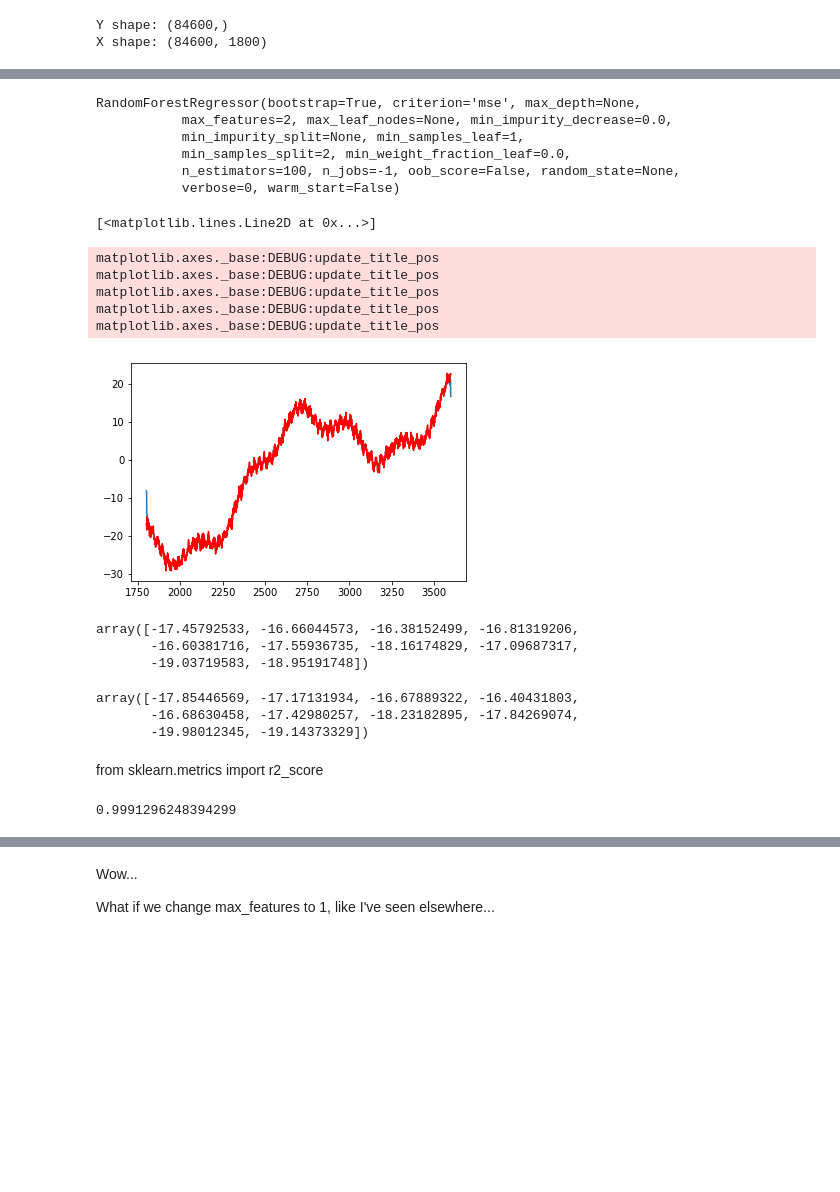
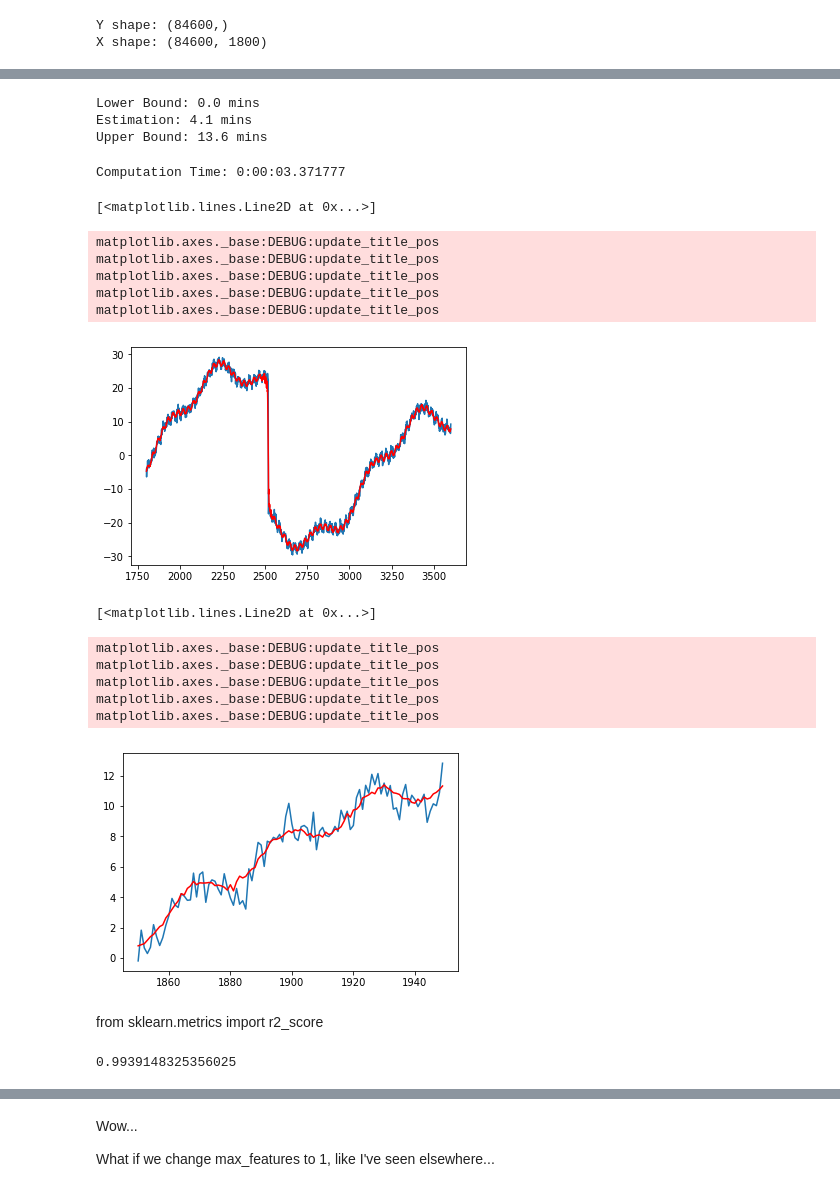
Before and after one commit to krbnite/krbnite.github.io, a Jupyter notebook: _notebooks/Next-Point-Forecast-with-RF.ipynb, the cells around one changed output, grey strips where cells are left out. Drawn from its saved outputs; the diff is of its cells as text; code cells hidden in the pictures; blank space fills up the shorter version.

```diff
--- a/_notebooks/Next-Point-Forecast-with-RF.ipynb
+++ b/_notebooks/Next-Point-Forecast-with-RF.ipynb
@@ -105,0 +170,2 @@ rf = RandomForestRegressor(n_estimators=100, verbose=3, n_jobs=-1, max_features=
+# %%
+x_trn, y_trn, x_val, y_val = trn_val_data(sig, 1800)
@@ -131,40 +188,46 @@ upper_bound
-# %%
-rf.fit(x,y)
-# %% [output]
-RandomForestRegressor(bootstrap=True, criterion='mse', max_depth=None,
-           max_features=2, max_leaf_nodes=None, min_impurity_decrease=0.0,
-           min_impurity_split=None, min_samples_leaf=1,
-           min_samples_split=2, min_weight_fraction_leaf=0.0,
-           n_estimators=100, n_jobs=-1, oob_score=False, random_state=None,
-           verbose=0, warm_start=False)
+# %%
+print(f'Lower Bound: {round(lower_bound/60,1)} mins')
+print(f'Estimation: {round(estimation/60,1)} mins')
+print(f'Upper Bound: {round(upper_bound/60,1)} mins')
+# %% [output]
+Lower Bound: 0.0 mins
+Estimation: 4.1 mins
+Upper Bound: 13.6 mins
+# %%
+t0 = datetime.now()
+rf.fit(x_trn, y_trn)
+tf = datetime.now()
+# %%
+print('Computation Time:', (tf-t0))
+# %% [output]
+Computation Time: 0:00:03.371777
 # %%
-p = rf.predict(x)
+p = rf.predict(x_val)
 # %%
-plt.plot(t[1800:3600],p[:1800])
-plt.plot(t[1800:3600],y[:1800],'red')
+plt.plot(t[1800:3600],y_val[:1800])
+plt.plot(t[1800:3600],p[:1800],'red')
 # %% [output]
 [<matplotlib.lines.Line2D at 0x...>]
 matplotlib.axes._base:DEBUG:update_title_pos
 matplotlib.axes._base:DEBUG:update_title_pos
 matplotlib.axes._base:DEBUG:update_title_pos
 matplotlib.axes._base:DEBUG:update_title_pos
 matplotlib.axes._base:DEBUG:update_title_pos
-[figure, old version]
+[figure, new version]
-# %%
-p[10:20]
-# %% [output]
-array([-17.45792533, -16.66044573, -16.38152499, -16.81319206,
-       -16.60381716, -17.55936735, -18.16174829, -17.09687317,
-       -19.03719583, -18.95191748])
-# %%
-y[10:20]
-# %% [output]
-array([-17.85446569, -17.17131934, -16.67889322, -16.40431803,
-       -16.68630458, -17.42980257, -18.23182895, -17.84269074,
-       -19.98012345, -19.14373329])
+# %%
+plt.plot(t[1850:1950],y_val[50:150])
+plt.plot(t[1850:1950],p[50:150],'red')
+# %% [output]
+[<matplotlib.lines.Line2D at 0x...>]
+matplotlib.axes._base:DEBUG:update_title_pos
+matplotlib.axes._base:DEBUG:update_title_pos
+matplotlib.axes._base:DEBUG:update_title_pos
+matplotlib.axes._base:DEBUG:update_title_pos
+matplotlib.axes._base:DEBUG:update_title_pos
+[figure, added]
 # %% [markdown]
 from sklearn.metrics import r2_score
 # %%
-r2_score(y,p)
+r2_score(y_val, p)
 # %% [output]
-0.9991296248394299
+0.9939148325356025
```
Also changed, not shown: parts of 92 cells of this notebook.
